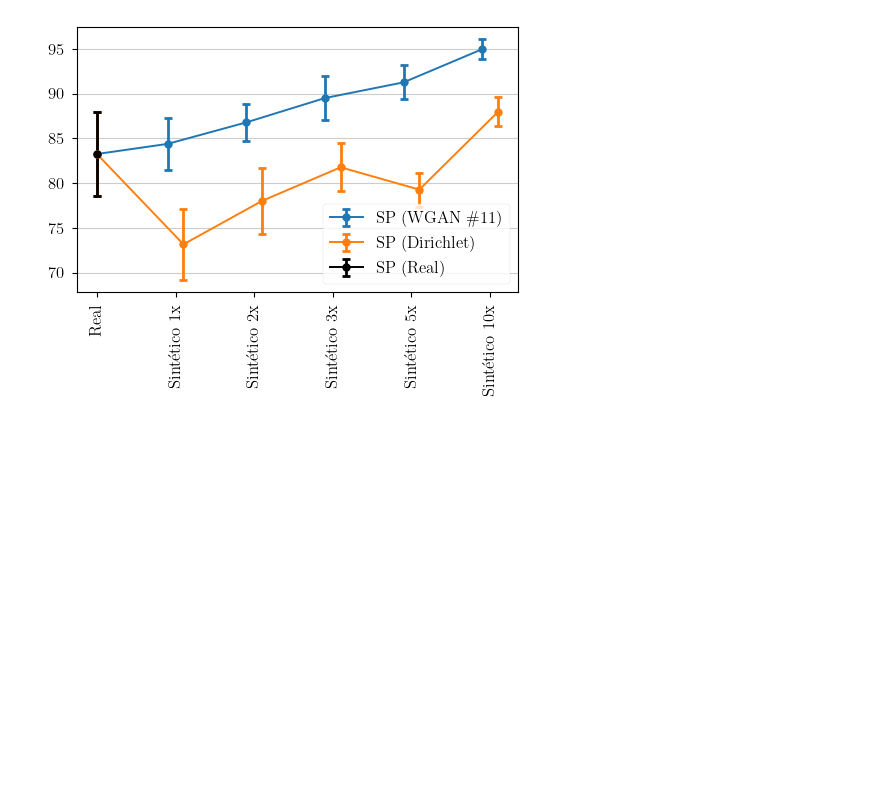
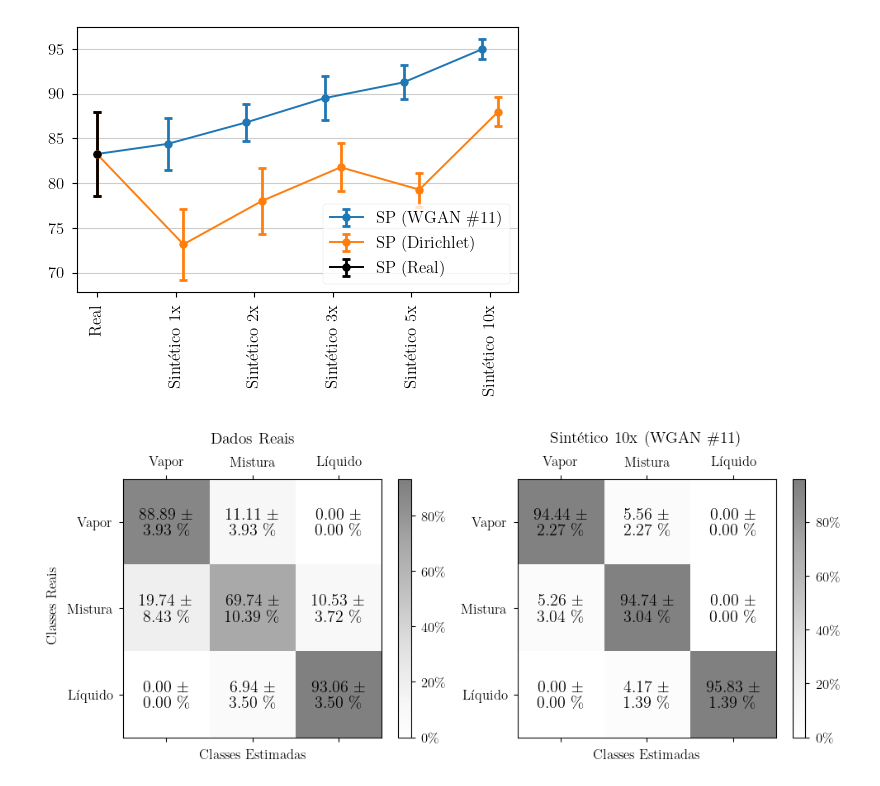
Before and after one commit to antonionicampos/nn-flash, a Jupyter notebook: notebooks/train_classification_model.ipynb, the cells around one changed output. Cells and saved outputs as stored; diff of their text form; code cells hidden in the pictures; blank space fills up the shorter version.

Commit message:
plot confusion matrices for dirichlet and wgan models results

```diff
--- a/notebooks/train_classification_model.ipynb
+++ b/notebooks/train_classification_model.ipynb
@@ -304,36 +304,36 @@ plt.show()
 # %%
 def plot_confusion_matrix(cm, ax, model_name):
     cm = cm / np.sum(cm, axis=2)[:, :, None]
     cm_mean = np.mean(cm, axis=0)
     cm_std = np.std(cm, axis=0) / np.sqrt(K_FOLDS - 1)
 
     ms = ax.matshow(cm_mean, alpha=0.5, cmap="Greys")
     for ii in range(cm_mean.shape[0]):
         for jj in range(cm_mean.shape[1]):
             text = f"{cm_mean[ii, jj] * 100:1.2f} \\textpm \n {cm_std[ii, jj] * 100:1.2f} \%"
             ax.text(x=jj, y=ii, s=text, va="center", ha="center", size="x-large")
 
     cbar = ax.figure.colorbar(ms, ax=ax, shrink=0.675, format=ticker.PercentFormatter(xmax=1))
     ax.set_xlabel("Classes Estimadas")
     # ax.set_ylabel("Classes Reais")
     ax.set_title(model_name.replace("#", "\#"))
 
     # 0: gas, 1: mix, 2: oil
     ax.set_xticks([0, 1, 2], ["Vapor", "Mistura", "Líquido"])
     ax.set_yticks([0, 1, 2], ["Vapor", "Mistura", "Líquido"])
     ax.grid(False)
 
-f, axs = plt.subplots(1, 3, figsize=(15, 5))
+f, axs = plt.subplots(1, 2, figsize=(10, 5))
 
 cm_real = indices["confusion_matrix"][:, model_id, :, :].astype("int16")
-cm_synthetic_1to1 = indices_dict["Sintético 1x"]["confusion_matrix"].astype("int16")
-cm_synthetic_10to1 = indices_dict["Sintético 10x"]["confusion_matrix"].astype("int16")
-plot_confusion_matrix(cm_real, axs[0], f"{classifier_model_name} (Experimental)")
-plot_confusion_matrix(cm_synthetic_1to1, axs[1], f"{classifier_model_name} (Sintético 1x)")
-plot_confusion_matrix(cm_synthetic_10to1, axs[2], f"{classifier_model_name} (Sintético 10x)")
+cm_synthetic_10to1 = wgan_indices_dict["Sintético 10x"]["confusion_matrix"].astype("int16")
+plot_confusion_matrix(cm_real, axs[0], "Dados Reais")
+plot_confusion_matrix(cm_synthetic_10to1, axs[1], "Sintético 10x (WGAN #11)")
 
 f.supylabel("Classes Reais")
 f.tight_layout()
 
-plt.savefig(os.path.join("data", "images", "comparing_confusion_matrices_synthetic.png"), dpi=600)
+plt.savefig(os.path.join("data", "images", "comparing_confusion_matrices_wgan_synthetic.png"), dpi=600)
 plt.show()
+# %% [output]
+[figure, added]
```
